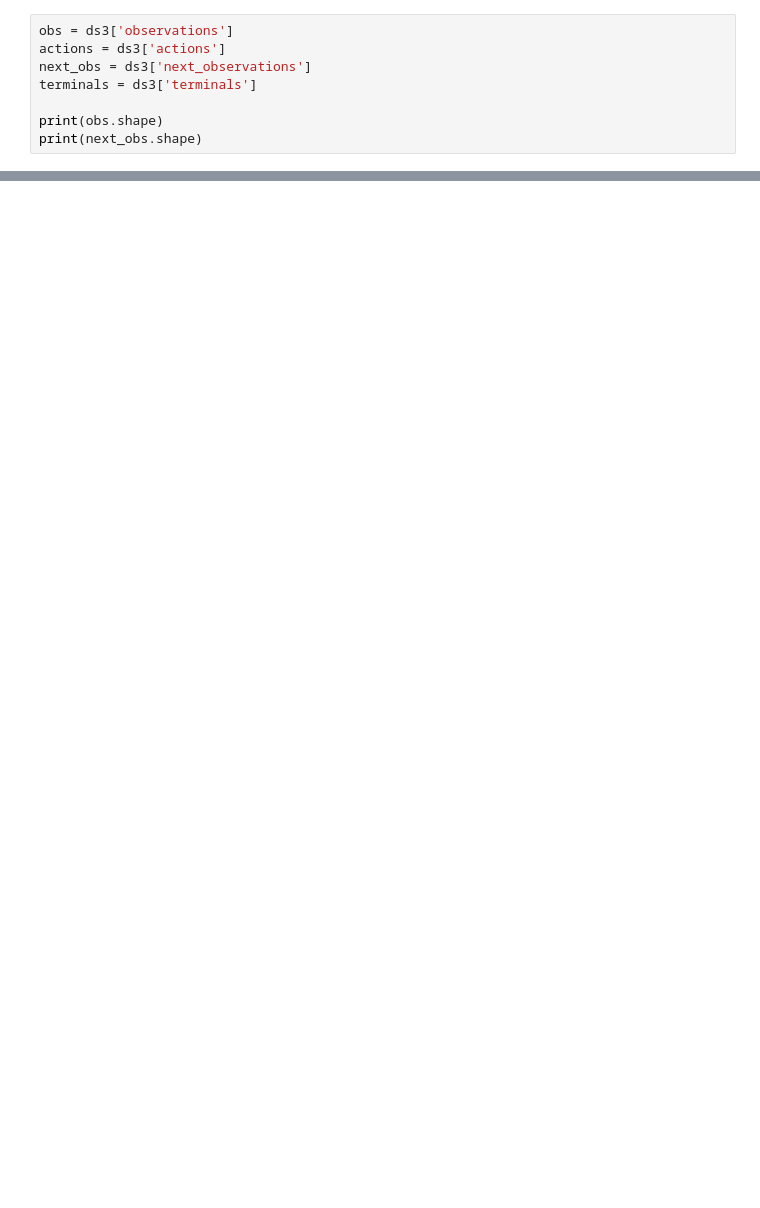
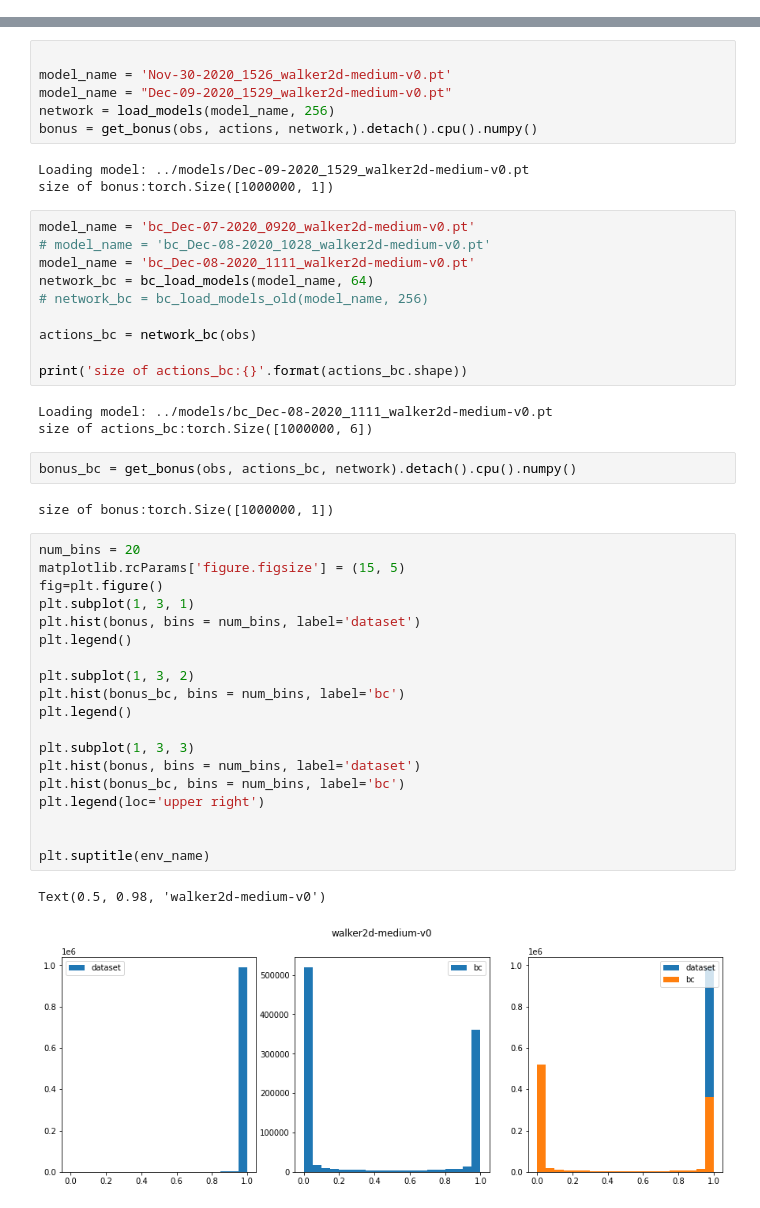
Before and after one commit to shidilrzf/continuous_rnd, a Jupyter notebook: sac/examples/notebooks/walker2d.ipynb, the cells around one changed output, grey strips where cells are left out. Cells and saved outputs as stored; diff of their text form; blank space fills up the shorter version.

```diff
--- a/sac/examples/notebooks/walker2d.ipynb
+++ b/sac/examples/notebooks/walker2d.ipynb
@@ -181,8 +0,0 @@ ds3 = d4rl.qlearning_dataset(env, ds2)
-# %%
-obs = ds3['observations']
-actions = ds3['actions']
-next_obs = ds3['next_observations']
-terminals = ds3['terminals']
-
-print(obs.shape)
-print(next_obs.shape)
@@ -196,0 +143,48 @@ o
+# %%
+
+model_name = 'Nov-30-2020_1526_walker2d-medium-v0.pt'
+model_name = "Dec-09-2020_1529_walker2d-medium-v0.pt"
+network = load_models(model_name, 256)
+bonus = get_bonus(obs, actions, network,).detach().cpu().numpy()
+# %% [output]
+Loading model: ../models/Dec-09-2020_1529_walker2d-medium-v0.pt
+size of bonus:torch.Size([1000000, 1])
+# %%
+model_name = 'bc_Dec-07-2020_0920_walker2d-medium-v0.pt'
+# model_name = 'bc_Dec-08-2020_1028_walker2d-medium-v0.pt'
+model_name = 'bc_Dec-08-2020_1111_walker2d-medium-v0.pt'
+network_bc = bc_load_models(model_name, 64)
+# network_bc = bc_load_models_old(model_name, 256)
+
+actions_bc = network_bc(obs)
+
+print('size of actions_bc:{}'.format(actions_bc.shape))
+# %% [output]
+Loading model: ../models/bc_Dec-08-2020_1111_walker2d-medium-v0.pt
+size of actions_bc:torch.Size([1000000, 6])
+# %%
+bonus_bc = get_bonus(obs, actions_bc, network).detach().cpu().numpy()
+# %% [output]
+size of bonus:torch.Size([1000000, 1])
+# %%
+num_bins = 20
+matplotlib.rcParams['figure.figsize'] = (15, 5)
+fig=plt.figure()
+plt.subplot(1, 3, 1)
+plt.hist(bonus, bins = num_bins, label='dataset')
+plt.legend()
+
+plt.subplot(1, 3, 2)
+plt.hist(bonus_bc, bins = num_bins, label='bc')
+plt.legend()
+
+plt.subplot(1, 3, 3)
+plt.hist(bonus, bins = num_bins, label='dataset')
+plt.hist(bonus_bc, bins = num_bins, label='bc')
+plt.legend(loc='upper right')
+
+
+plt.suptitle(env_name)
+# %% [output]
+Text(0.5, 0.98, 'walker2d-medium-v0')
+[figure, added]
```
Also changed, not shown: parts of 42 cells of this notebook.
